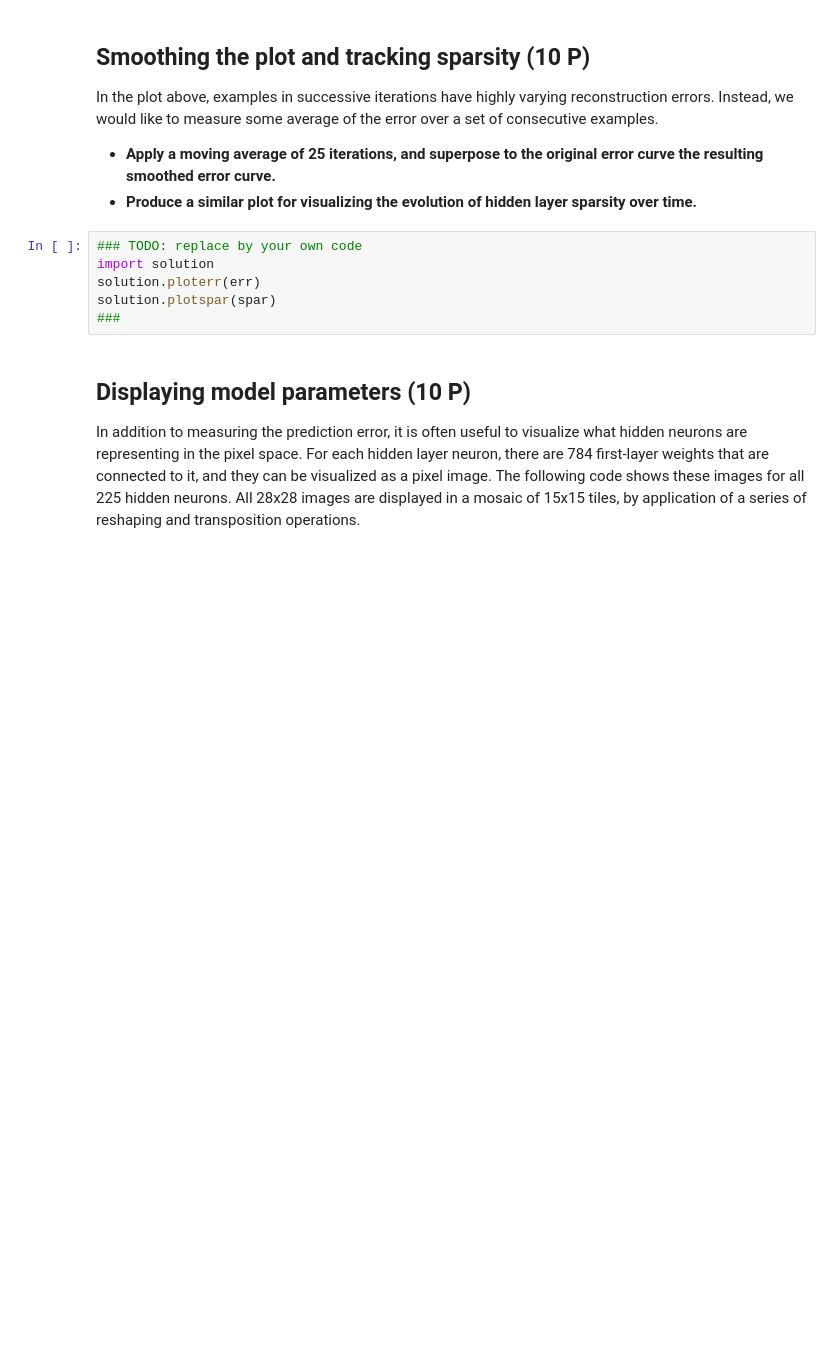
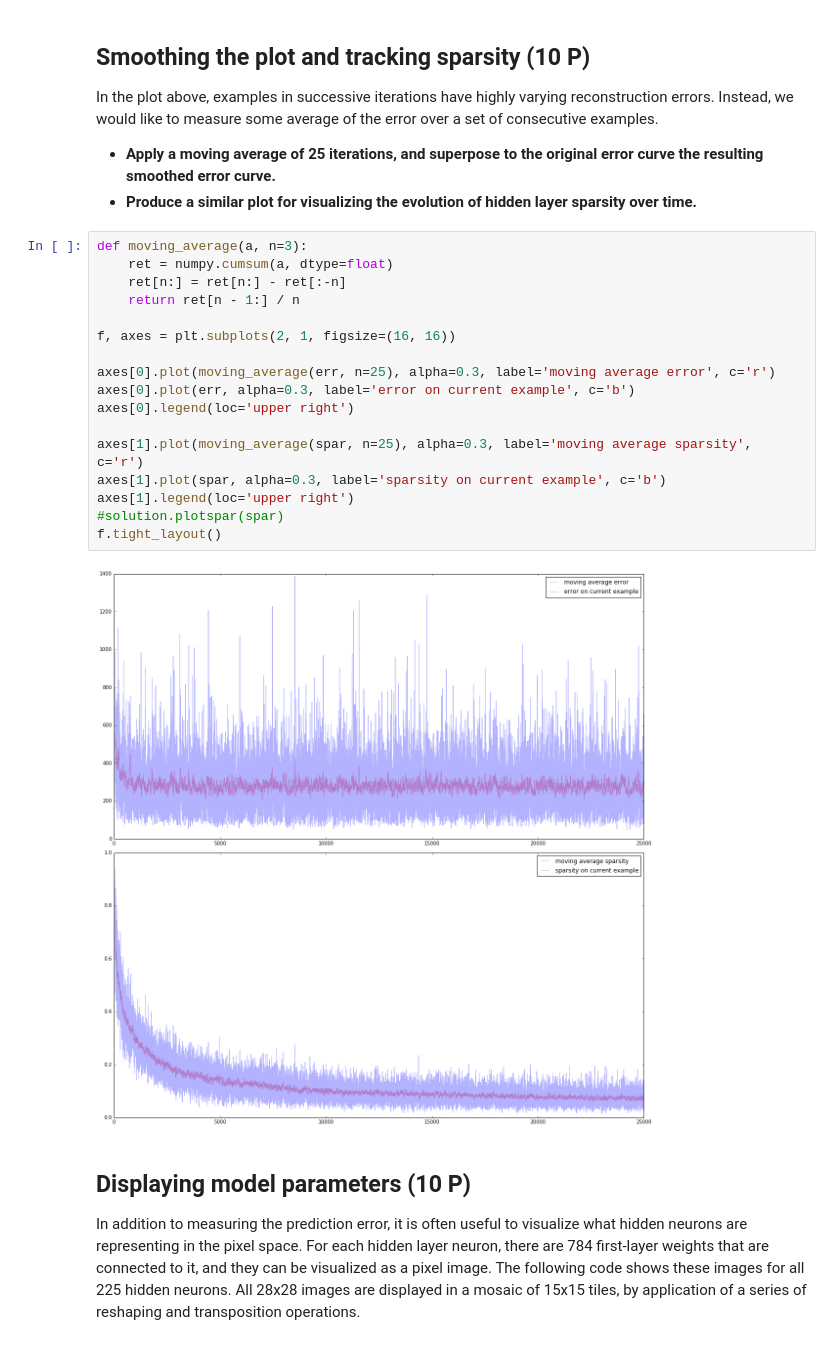
Before and after one commit to HeavyPanda/ml2, a Jupyter notebook: sheet04/sheet04_mario.ipynb, the cells around one changed output. Saved outputs shown, nothing was run; the diff lists cells and outputs as text; blank space fills up the shorter version.

```diff
--- a/sheet04/sheet04_mario.ipynb
+++ b/sheet04/sheet04_mario.ipynb
@@ -117,12 +119,25 @@ In the plot above, examples in successive iterations have highly varying reconst
 
 * **Apply a moving average of 25 iterations, and superpose to the original error curve the resulting smoothed error curve.**
 * **Produce a similar plot for visualizing the evolution of hidden layer sparsity over time.**
-# %%
-### TODO: replace by your own code
-import solution
-solution.ploterr(err)
-solution.plotspar(spar)
-###
+# %%
+def moving_average(a, n=3):
+    ret = numpy.cumsum(a, dtype=float)
+    ret[n:] = ret[n:] - ret[:-n]
+    return ret[n - 1:] / n
+
+f, axes = plt.subplots(2, 1, figsize=(16, 16))
+
+axes[0].plot(moving_average(err, n=25), alpha=0.3, label='moving average error', c='r')
+axes[0].plot(err, alpha=0.3, label='error on current example', c='b')
+axes[0].legend(loc='upper right')
+
+axes[1].plot(moving_average(spar, n=25), alpha=0.3, label='moving average sparsity', c='r')
+axes[1].plot(spar, alpha=0.3, label='sparsity on current example', c='b')
+axes[1].legend(loc='upper right')
+#solution.plotspar(spar)
+f.tight_layout()
+# %% [output]
+[figure, added]
 # %% [markdown]
 ## Displaying model parameters (10 P)
 
```
Also changed, not shown: parts of 9 cells of this notebook.
